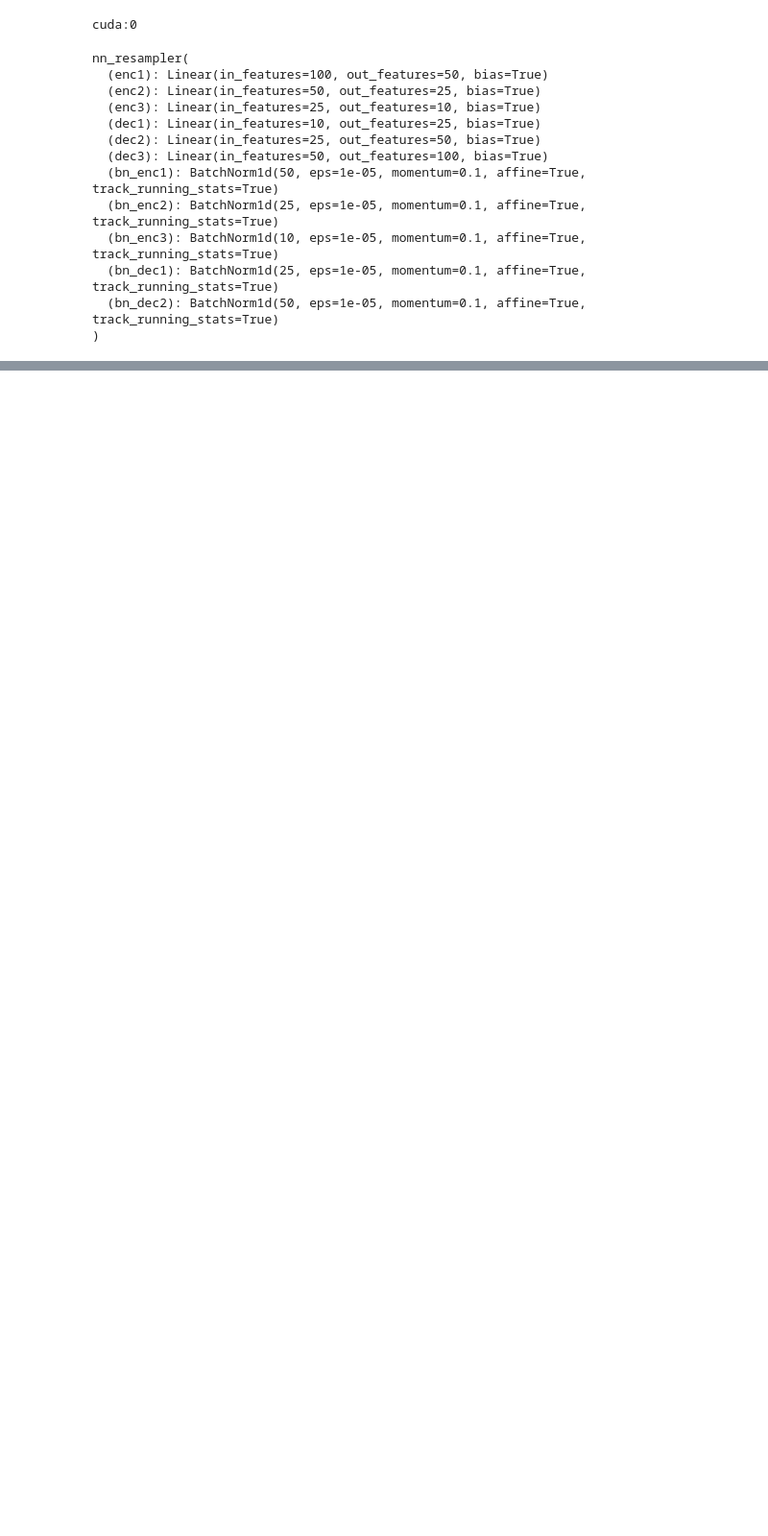
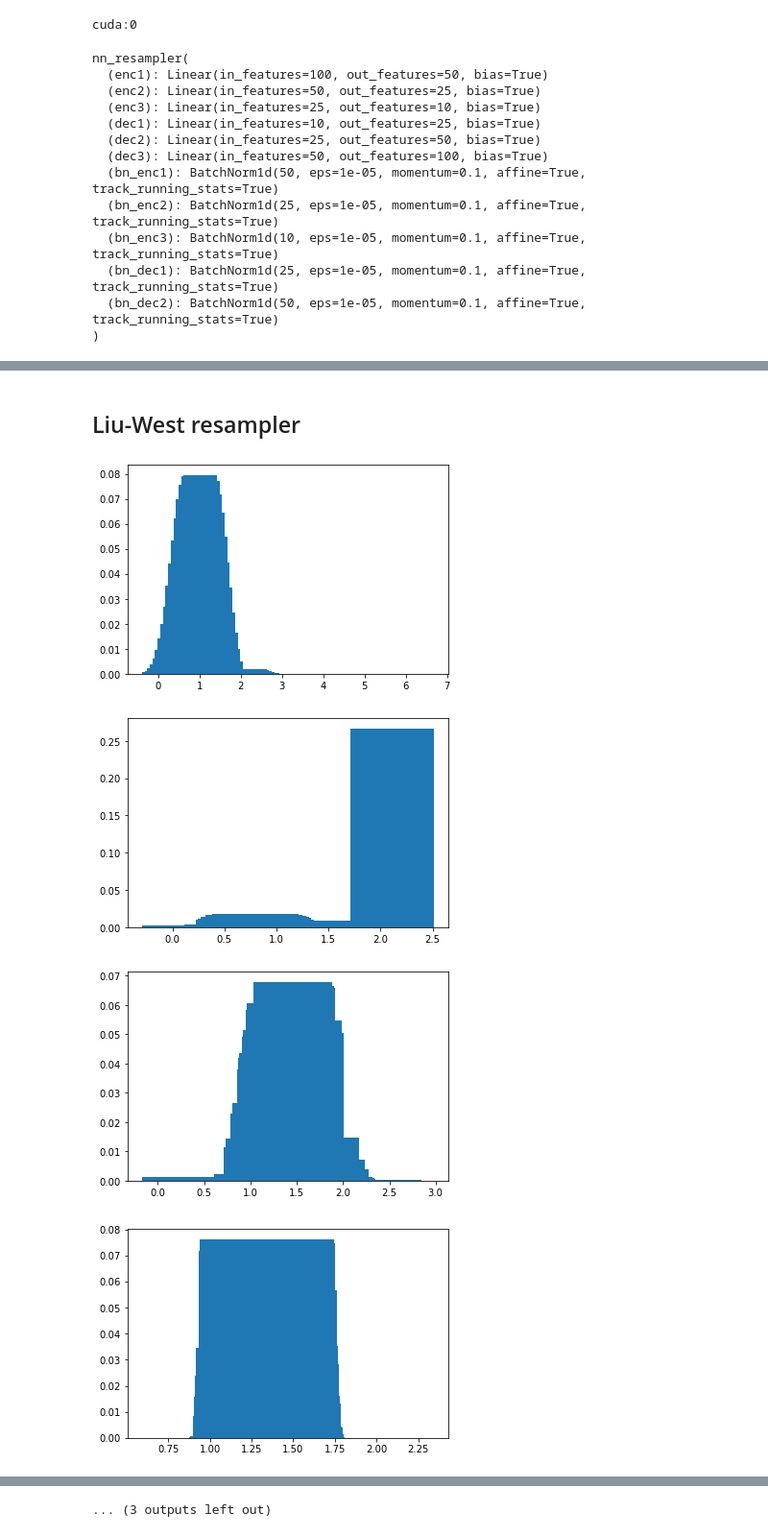
Before and after one commit to ajrheng/smc-nn-resampler, a Jupyter notebook: run-bayesian-phase-est.ipynb, the cells around one changed output, grey strips where cells are left out. Shown: that part at 96% size. Drawn from its saved outputs; the diff is of its cells as text; code cells hidden in the pictures; blank space fills up the shorter version.

Commit message:
added Liu-West resampler (not working)

```diff
--- a/run-bayesian-phase-est.ipynb
+++ b/run-bayesian-phase-est.ipynb
@@ -39,4 +39,4 @@ nn_resampler(
 num_particles = 100 # number of SMC particles (num of w points)
 num_samples = 10000 # number of samples to draw from the particle distribution (to be binned)
 num_bins = 100 # number of bins
-n_iters = 1000 # number of iterations of resampling
+n_iters = 100 # number of iterations of resampling
@@ -107,0 +93,39 @@ True omega: 3.027931, prediction by SMC: 3.011064
+# %% [markdown]
+## Liu-West resampler
+# %%
+omega_star_list = []
+lw_pred_list = []
+
+for i in range(n_iters):
+    t0 = 0.1
+    omega_star = np.random.uniform() * 2 * np.pi
+    omega_star_list.append(omega_star)
+    smc = phase_est_smc(omega_star, t0)
+    smc.init_particles(num_particles)
+    running_est = []
+
+    while True:
+
+        smc.particles(threshold=num_particles/5, num_measurements=1)
+        plt.bar(smc.particle_pos, smc.particle_wgts)
+        plt.show()
+        smc.liu_west_resample()
+        curr_omega_est = smc.particle_pos[np.argmax(smc.particle_wgts)]
+        running_est.append(curr_omega_est)
+
+
+        if len(running_est) > 10:
+            last_10 = running_est[-10:]
+            # np.allclose(a,b) returns true if every element in a and b are equal to a tolerance
+            # np.full_like makes an array with shake of last_10 with every element being last_10[0]
+            # if all elements of last_10 are equal then they should all equal the first element
+            if np.allclose(last_10, np.full_like(last_10, last_10[0])):
+                break
+
+    print("True omega: {:f}, prediction by LW: {:f}".format(omega_star,curr_omega_est))
+    lw_pred_list.append(curr_omega_est)
+# %% [output]
+[figure, added]
+[figure, added]
+[figure, added]
+[figure, added]
@@ -107,0 +140 @@ True omega: 3.027931, prediction by SMC: 3.011064
+... (3 outputs left out)
```
Also changed, not shown: parts of 5 cells of this notebook, 1 other file.
